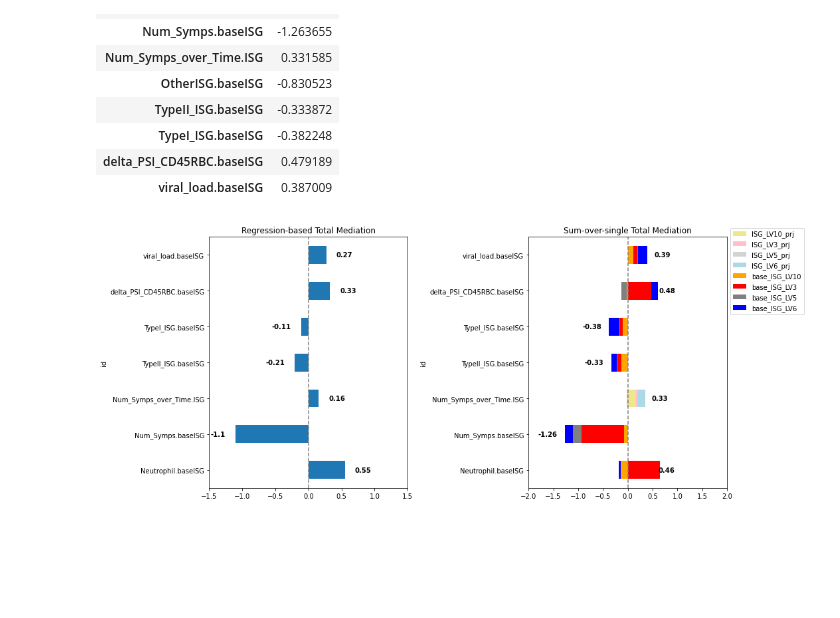
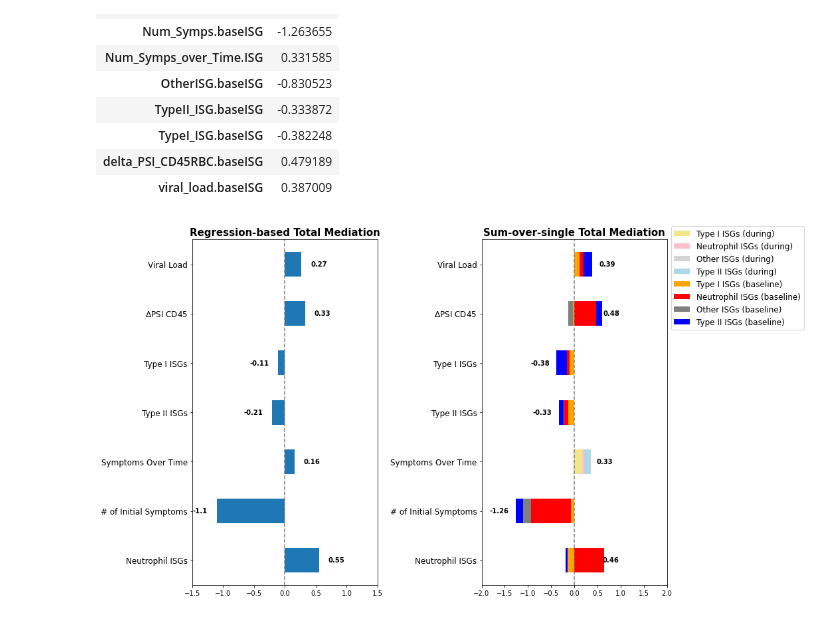
Before and after one commit to zj-zhang/CHARM-SexDiff-Splicing, a Jupyter notebook: notebooks/07-total-mediation.ipynb, the cells around one changed output. Cells and saved outputs as stored; diff of their text form; code cells hidden in the pictures; blank space fills up the shorter version.

Commit message:
clean up 07 total mediation

```diff
--- a/notebooks/07-total-mediation.ipynb
+++ b/notebooks/07-total-mediation.ipynb
@@ -225,39 +223,64 @@ cma[['id', 'prop']].groupby('id').sum()
 | delta_PSI_CD45RBC.baseISG | 0.479189 |
 | viral_load.baseISG | 0.387009 |
 # %%
-fig, axs = plt.subplots(1,2, figsize=(15,6))
+fig, axs = plt.subplots(1,2, figsize=(15,8))
 # Look at total effect with significant p-value
 ax = res_df.query('tot_pv<0.15').sort_values('id').plot.barh(x='id', y='med_prop', ax=axs[0])
 for i, v in enumerate(res_df.query('tot_pv<0.15').sort_values('id')['med_prop']):
-    ax.text(v+np.sign(v)*0.15, i, str(round(v,2)), ha='left' if v>0 else 'right', color='black', va='center', fontweight='bold')
+    ax.text(v+np.sign(v)*0.15, i, str(round(v,2)), ha='left' if v>0 else 'right', color='black', va='center',
+            fontsize=10,
+            fontweight='bold')
 ax.set_xlim(-2, 2)
 ax.legend().remove()
 ax.set_xlim(-1.5, 1.5)
 ax.axvline(0, ls='--', color='gray')
-ax.set_title('Regression-based Total Mediation')
+ax.set_title('Regression-based Total Mediation', fontsize=15, fontweight='bold')
+ax.set_yticklabels(['Viral Load', '$\Delta$PSI CD45', 'Type I ISGs', 'Type II ISGs',
+                    'Symptoms Over Time', '# of Initial Symptoms', 'Neutrophil ISGs'][::-1],
+                  fontsize=12)
+ax.set_ylabel('')
 # match with cma
 a = cma.loc[cma.id.isin(res_df.query('tot_pv<0.15')['id'])].pivot(index='id', values='prop', columns='mediator')
 ax = a.plot.barh(stacked=True, ax=axs[1],
                  color=[
                      "khaki",
                      "pink",
                      "lightgrey",
                      "lightblue",
                      "orange",
                      "red",
                      "grey",
                      "blue",
                  ]
                 )
 for i, v in enumerate(cma.loc[cma.id.isin(res_df.query('tot_pv<0.15')['id'])][['id', 'prop']].groupby('id').sum()['prop']):
-    ax.text(v+np.sign(v)*0.15, i, str(round(v,2)), ha='left' if v>0 else 'right', va='center', color='black', fontweight='bold')
-ax.legend(loc='upper left', bbox_to_anchor=(1,1.05))
+    ax.text(v+np.sign(v)*0.15, i, str(round(v,2)), ha='left' if v>0 else 'right', va='center', color='black',
+            fontsize=10,
+            fontweight='bold')
+
+handles, labels = ax.get_legend_handles_labels()
+label_mapper = {
+    'ISG_LV10_prj': 'Type I ISGs (during)', 'ISG_LV3_prj': 'Neutrophil ISGs (during)',
+    'ISG_LV5_prj': 'Other ISGs (during)', 'ISG_LV6_prj': 'Type II ISGs (during)',
+    'base_ISG_LV10': 'Type I ISGs (baseline)', 'base_ISG_LV3': 'Neutrophil ISGs (baseline)',
+    'base_ISG_LV5': 'Other ISGs (baseline)', 'base_ISG_LV6': 'Type II ISGs (baseline)',
+}
+ax.legend(
+    handles=handles,
+    labels=[label_mapper[x] for x in labels],
+    loc='upper left', bbox_to_anchor=(1,1.05),
+    fontsize=12
+)
 ax.set_xlim(-2, 2)
 ax.axvline(0, ls='--', color='gray')
-ax.set_title('Sum-over-single Total Mediation')
+ax.set_title('Sum-over-single Total Mediation', fontsize=15, fontweight='bold')
+ax.set_yticklabels(['Viral Load', '$\Delta$PSI CD45', 'Type I ISGs', 'Type II ISGs',
+                    'Symptoms Over Time', '# of Initial Symptoms', 'Neutrophil ISGs'][::-1],
+                  fontsize=12)
+ax.set_ylabel('')
 
 
 fig.tight_layout()
 fig.savefig("data-V9/mediation_analysis/total_mediation.pdf")
 # %% [output]
-[figure, old version]
+[figure, new version]
```
Also changed, not shown: parts of 2 cells of this notebook.
